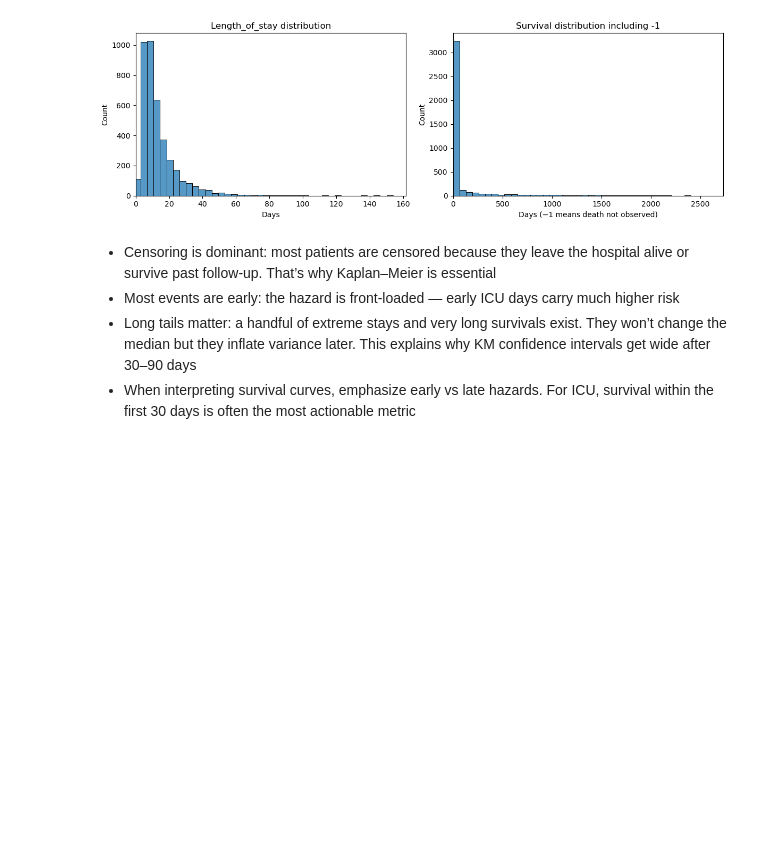
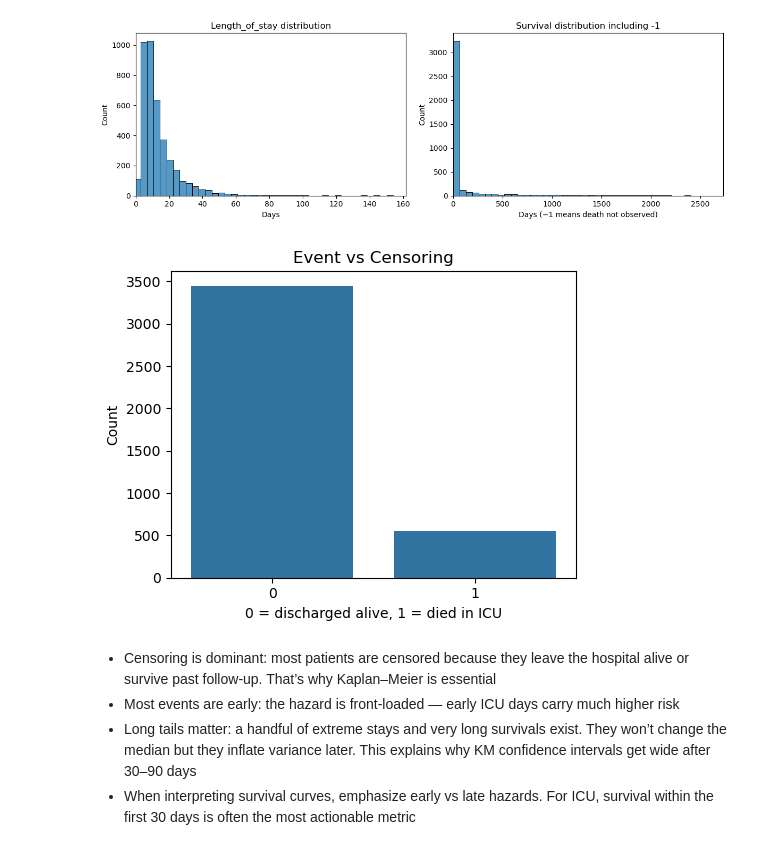
Before and after one commit to IE-ML-for-Healthcare/ICU_Survival_analysis, a Jupyter notebook: 01_ICU_Survival_analysis_KM.ipynb, the cells around one changed output. Cells and saved outputs as stored; diff of their text form; code cells hidden in the pictures; blank space fills up the shorter version.

```diff
--- a/01_ICU_Survival_analysis_KM.ipynb
+++ b/01_ICU_Survival_analysis_KM.ipynb
@@ -222,6 +222,18 @@ if "Survival" in ICU.columns:
 plt.tight_layout()
 # %% [output]
 [figure]
+# %%
+# Visualize time scales and confirm focus windows students will use later
+fig, axes = plt.subplots(figsize=(5,4))
+# Distribution of events vs censored
+sns.countplot(x="event", data=ICU, ax=axes)
+axes.set_title("Event vs Censoring")
+axes.set_xlabel("0 = discharged alive, 1 = died in ICU")
+axes.set_ylabel("Count")
+
+plt.tight_layout()
+# %% [output]
+[figure, added]
 # %% [markdown]
 - Censoring is dominant: most patients are censored because they leave the hospital alive or survive past follow-up. That’s why Kaplan–Meier is essential
 - Most events are early: the hazard is front-loaded — early ICU days carry much higher risk
```
Also changed, not shown: parts of 7 cells of this notebook.
